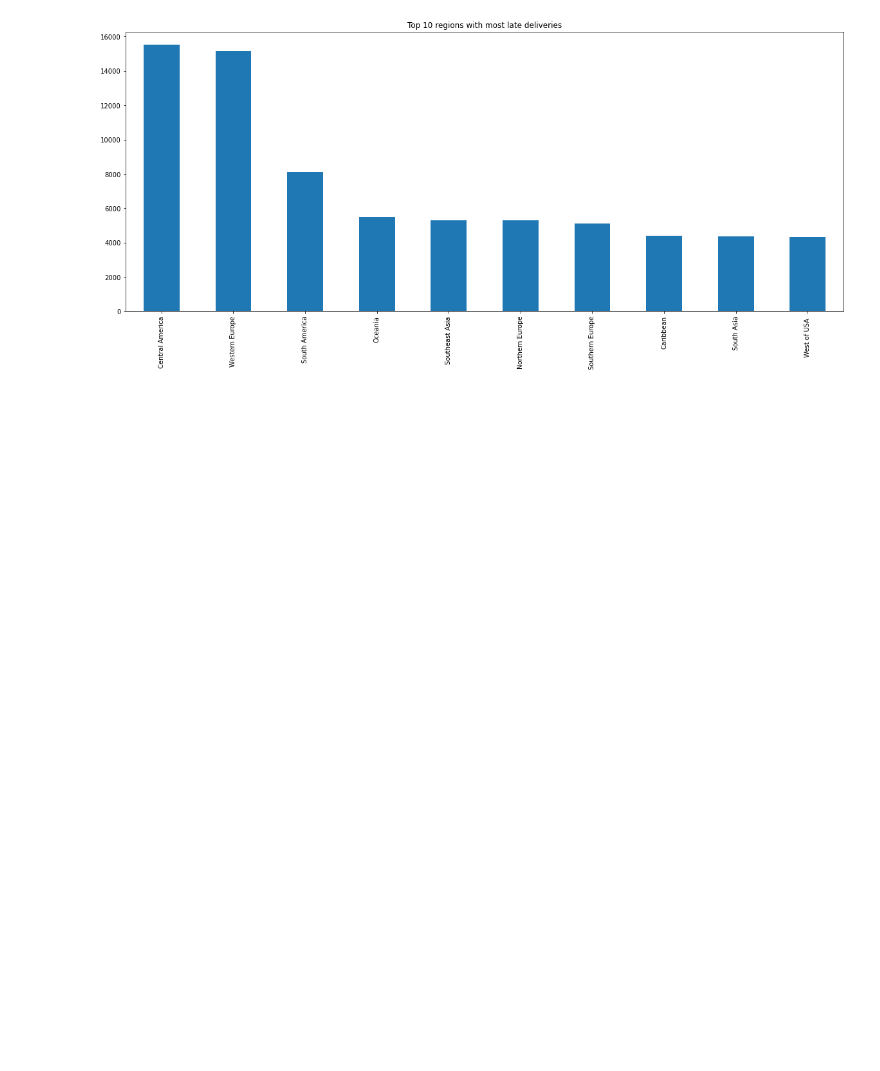
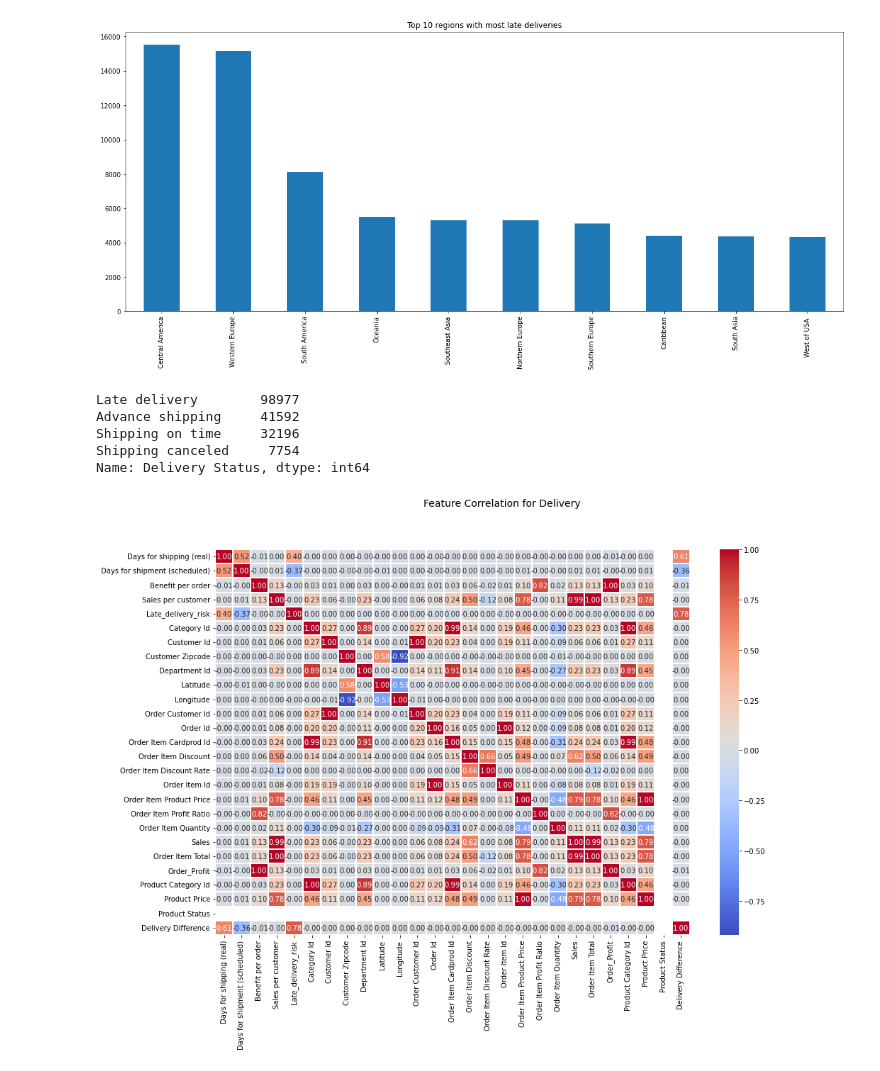
Before and after one commit to sternbrian2/Capstone_two, a Jupyter notebook: EDA_Analysis_Supply_Chain.ipynb, the cells around one changed output. Saved outputs shown, nothing was run; the diff lists cells and outputs as text; code cells hidden in the pictures; blank space fills up the shorter version.

```diff
--- a/EDA_Analysis_Supply_Chain.ipynb
+++ b/EDA_Analysis_Supply_Chain.ipynb
@@ -191,3 +192,20 @@ late_delivery['Order Region'].value_counts().nlargest(10).plot.bar(figsize=(20,8
 # %% [output]
 <AxesSubplot:title={'center':'Top 10 regions with most late deliveries'}>
 [figure]
+# %%
+df2['Delivery Status'].value_counts()
+# %% [output]
+Late delivery        98977
+Advance shipping     41592
+Shipping on time     32196
+Shipping canceled     7754
+Name: Delivery Status, dtype: int64
+# %%
+corr = df2.corr()
+f, ax = plt.subplots(figsize=(15, 10))
+hm = sns.heatmap(round(corr,2), annot=True, ax=ax, cmap="coolwarm",fmt='.2f',
+                 linewidths=.1)
+#f.subplots_adjust(top=0.93)
+t= f.suptitle('Feature Correlation for Delivery', fontsize=14)
+# %% [output]
+[figure, added]
```
Also changed, not shown: parts of 2 cells of this notebook, 3 other files.
